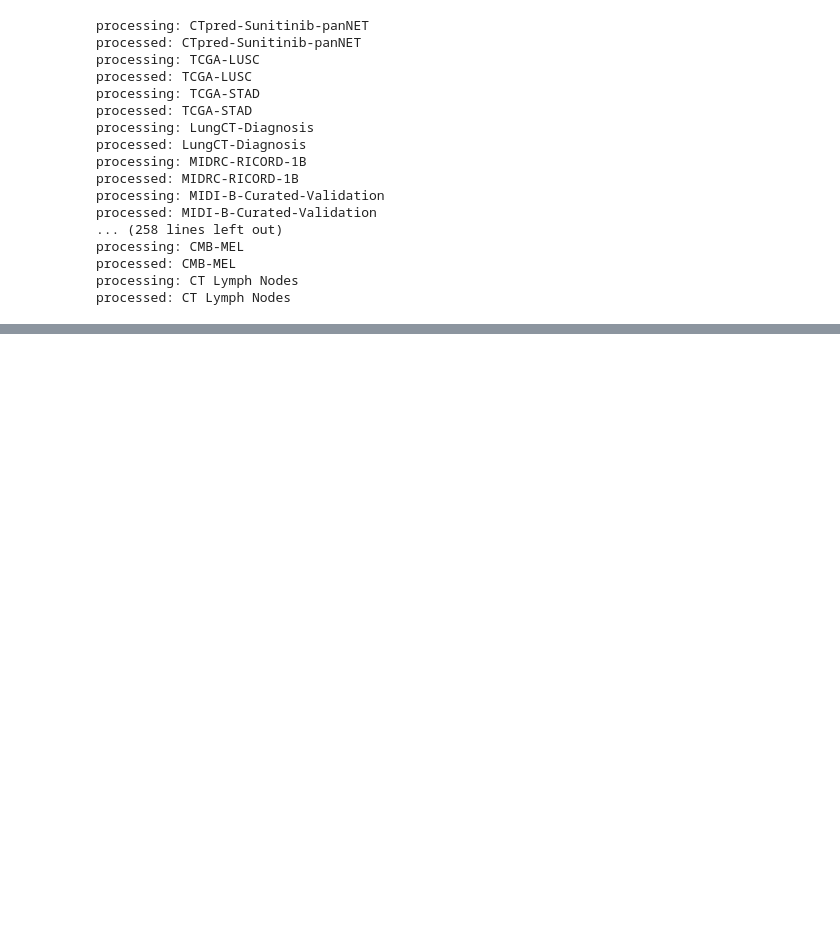
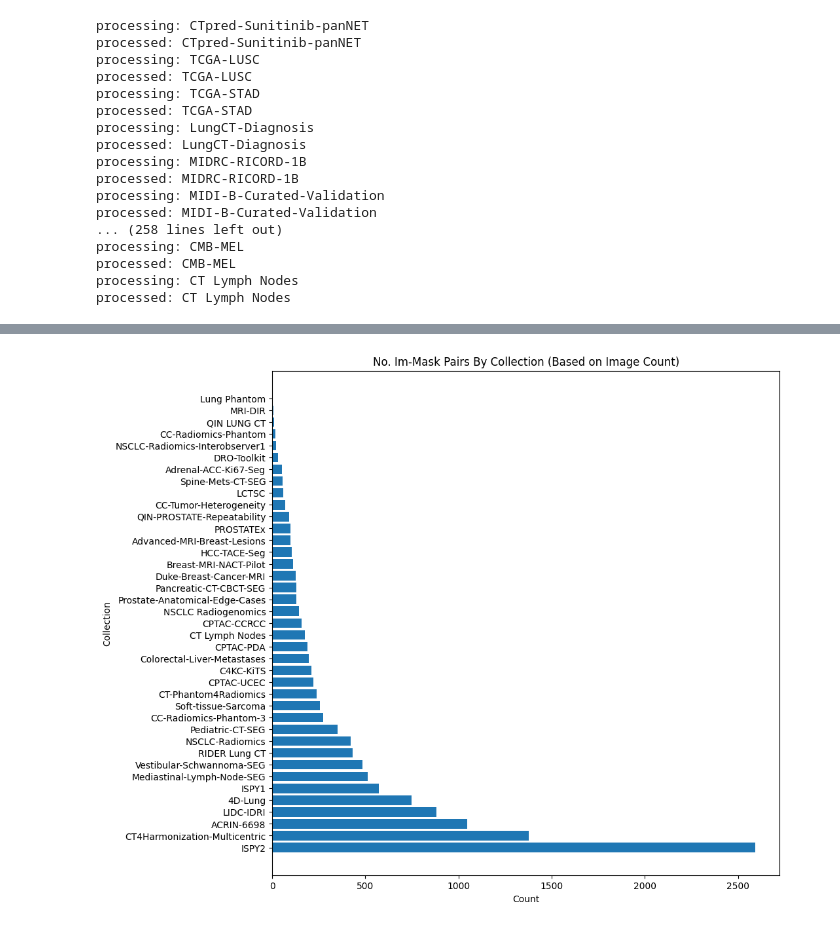
Before and after one commit to bhklab/med-imagenet, a Jupyter notebook: notebooks/TCIA_plots.ipynb, the cells around one changed output, grey strips where cells are left out. Cells and saved outputs as stored; diff of their text form; code cells hidden in the pictures; blank space fills up the shorter version.

```diff
--- a/notebooks/TCIA_plots.ipynb
+++ b/notebooks/TCIA_plots.ipynb
@@ -77,0 +78,18 @@ plt.show()
+# %%
+filtered_data = {k: v for k, v in im_counts.items() if v != 0}
+# Sort items by value (largest first)
+sorted_items = sorted(filtered_data.items(), key=lambda x: x[1], reverse=True)
+
+# Unpack into keys and values
+keys, values = zip(*sorted_items)
+
+# Plot
+plt.figure(figsize=(10, 10))  # width=10, height=6
+plt.barh(keys, values)
+plt.xlabel("Count")
+plt.ylabel("Collection")
+plt.title("No. Im-Mask Pairs By Collection (Based on Image Count)")
+
+plt.show()
+# %% [output]
+[figure, added]
```
Also changed, not shown: parts of 1 cell of this notebook, 2 other files.
